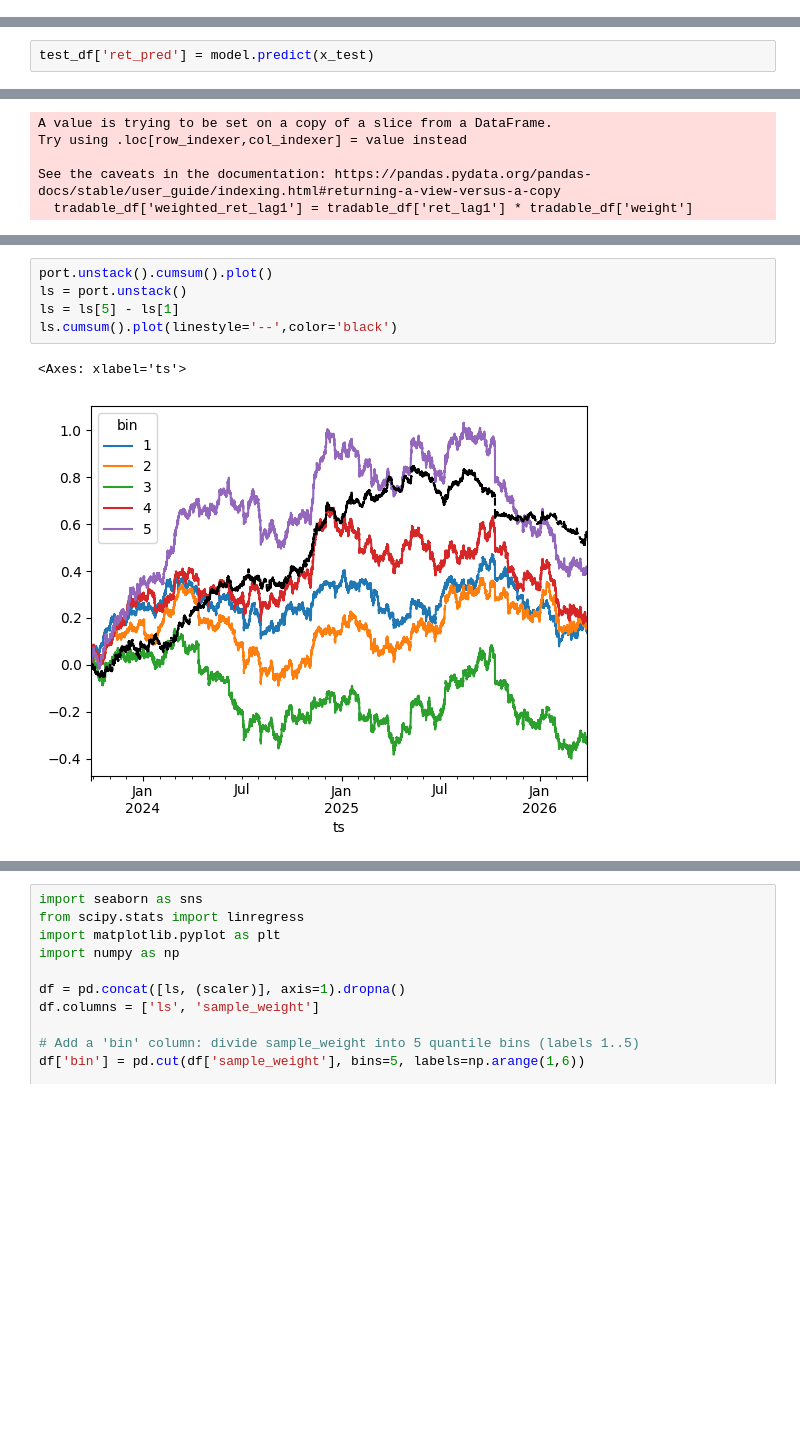
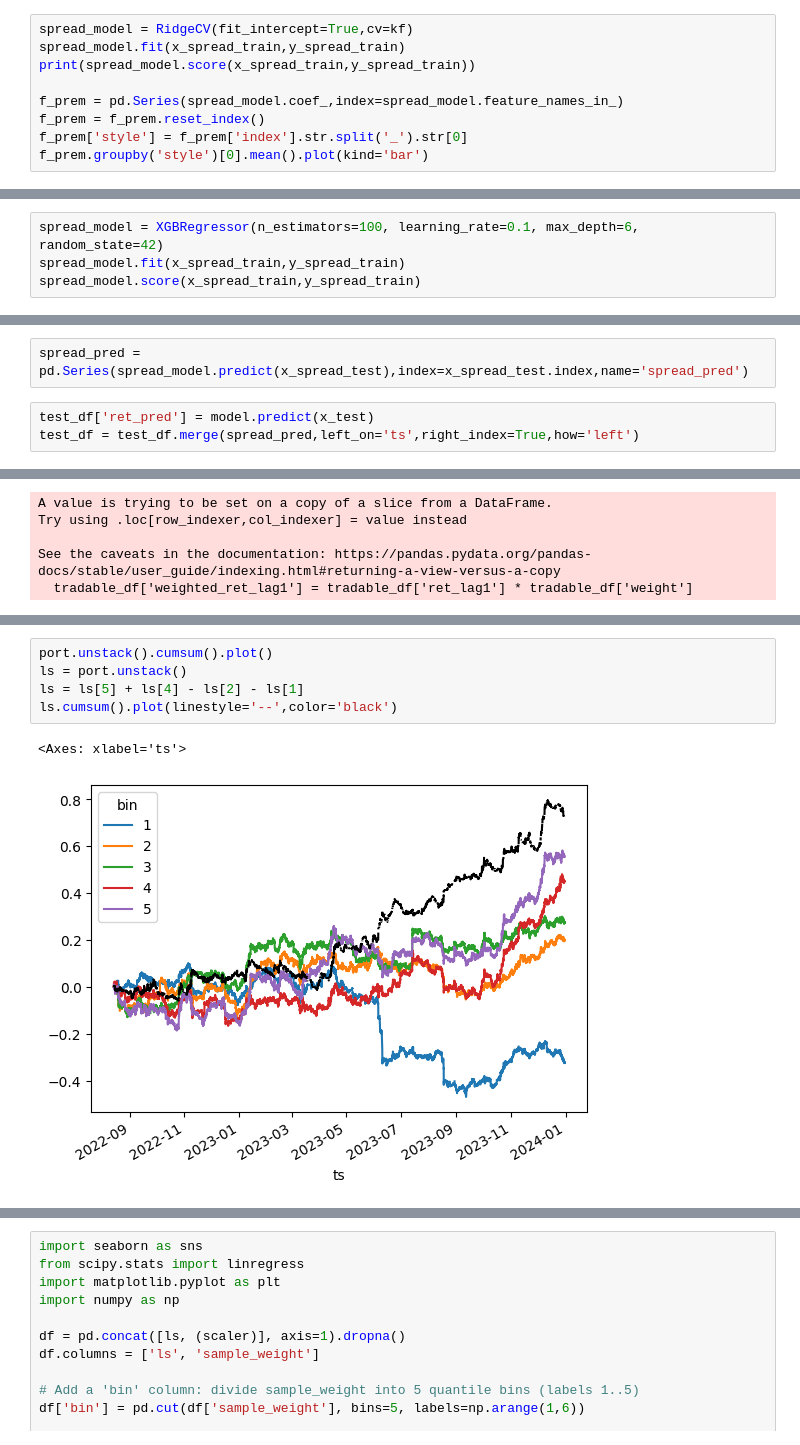
Before and after one commit to kcf1/Multistrat, a Jupyter notebook: strategies/research/mom_research.ipynb, the cells around one changed output, grey strips where cells are left out. Cells and saved outputs as stored; diff of their text form; blank space fills up the shorter version.

```diff
--- a/strategies/research/mom_research.ipynb
+++ b/strategies/research/mom_research.ipynb
@@ -994,0 +1139,9 @@ f_prem.groupby('style')[0].mean().plot(kind='bar')
+# %%
+spread_model = RidgeCV(fit_intercept=True,cv=kf)
+spread_model.fit(x_spread_train,y_spread_train)
+print(spread_model.score(x_spread_train,y_spread_train))
+
+f_prem = pd.Series(spread_model.coef_,index=spread_model.feature_names_in_)
+f_prem = f_prem.reset_index()
+f_prem['style'] = f_prem['index'].str.split('_').str[0]
+f_prem.groupby('style')[0].mean().plot(kind='bar')
@@ -1039,0 +1197,4 @@ model.score(x_train,y_train)
+# %%
+spread_model = XGBRegressor(n_estimators=100, learning_rate=0.1, max_depth=6, random_state=42)
+spread_model.fit(x_spread_train,y_spread_train)
+spread_model.score(x_spread_train,y_spread_train)
@@ -1040,5 +1203,8 @@ model.score(x_train,y_train)
+# %%
+spread_pred = pd.Series(spread_model.predict(x_spread_test),index=x_spread_test.index,name='spread_pred')
 # %%
 test_df['ret_pred'] = model.predict(x_test)
+test_df = test_df.merge(spread_pred,left_on='ts',right_index=True,how='left')
 # %%
 test_df['ret_pred'].plot(kind='hist',bins=100)
 # %% [output]
@@ -1195,9 +1374,9 @@ See the caveats in the documentation: https://pandas.pydata.org/pandas-docs/stab
 # %%
 port.unstack().cumsum().plot()
 ls = port.unstack()
-ls = ls[5] - ls[1]
+ls = ls[5] + ls[4] - ls[2] - ls[1]
 ls.cumsum().plot(linestyle='--',color='black')
 # %% [output]
 <Axes: xlabel='ts'>
-[figure, old version]
+[figure, new version]
 # %%
```
Also changed, not shown: parts of 28 cells of this notebook, 1 other file.
